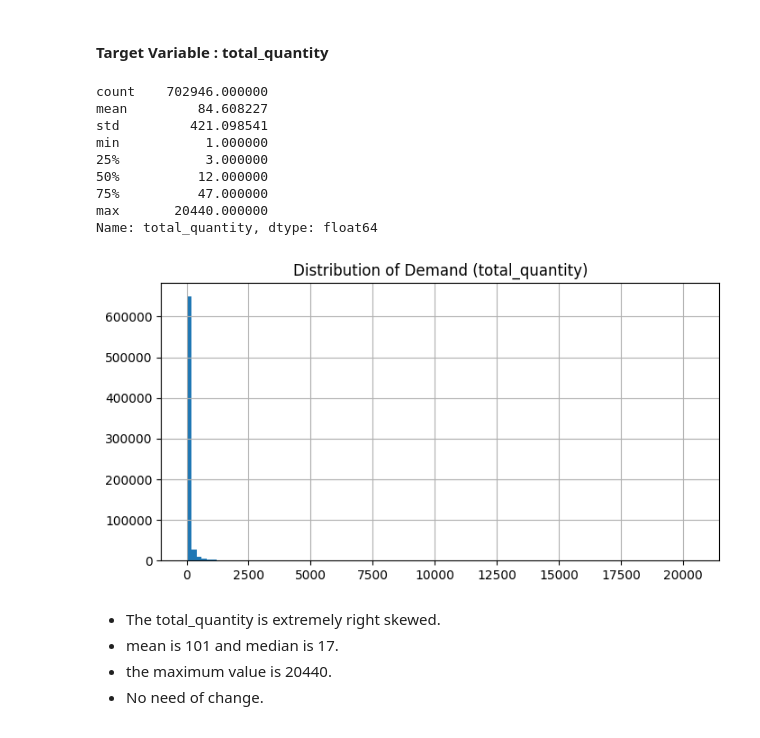
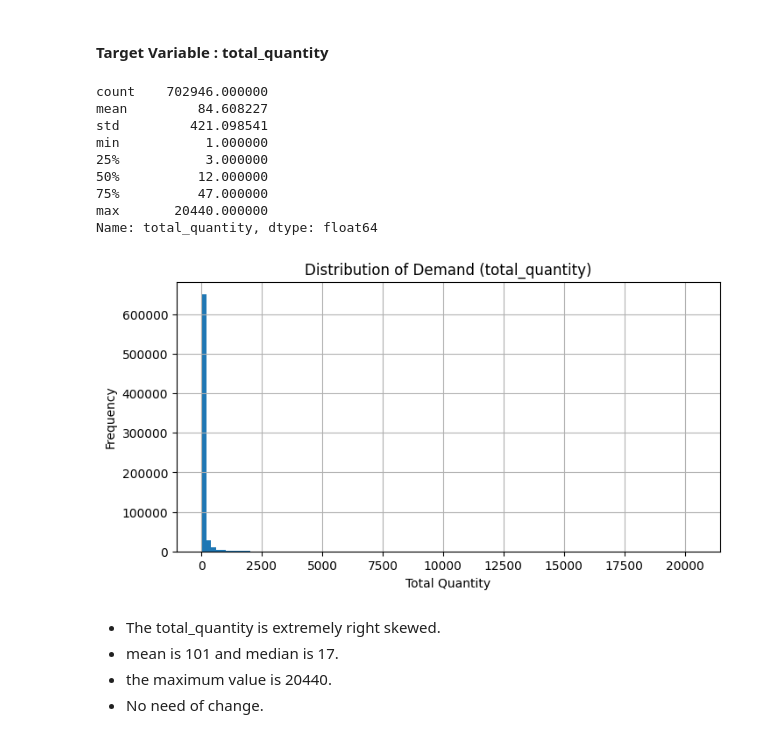
Before and after one commit to irfan-mohamed/demand-intelligence-system, a Jupyter notebook: notebooks/demand_forecasting_eda.ipynb, the cells around one changed output. Saved outputs shown, nothing was run; the diff lists cells and outputs as text; code cells hidden in the pictures.

```diff
--- a/notebooks/demand_forecasting_eda.ipynb
+++ b/notebooks/demand_forecasting_eda.ipynb
@@ -148,21 +148,23 @@ feature.describe(include = 'all').T
 # %%
 print(feature['total_quantity'].describe())
 
 plt.figure(figsize=(8,4))
 feature['total_quantity'].hist(bins=100)
 plt.title("Distribution of Demand (total_quantity)")
+plt.xlabel("Total Quantity")
+plt.ylabel("Frequency")
 plt.show()
 # %% [output]
 count    702946.000000
 mean         84.608227
 std         421.098541
 min           1.000000
 25%           3.000000
 50%          12.000000
 75%          47.000000
 max       20440.000000
 Name: total_quantity, dtype: float64
-[figure, old version]
+[figure, new version]
 # %% [markdown]
 - The total_quantity is extremely right skewed.
 - mean is 101 and median is 17.
```
Also changed, not shown: parts of 6 cells of this notebook, 4 other files.
